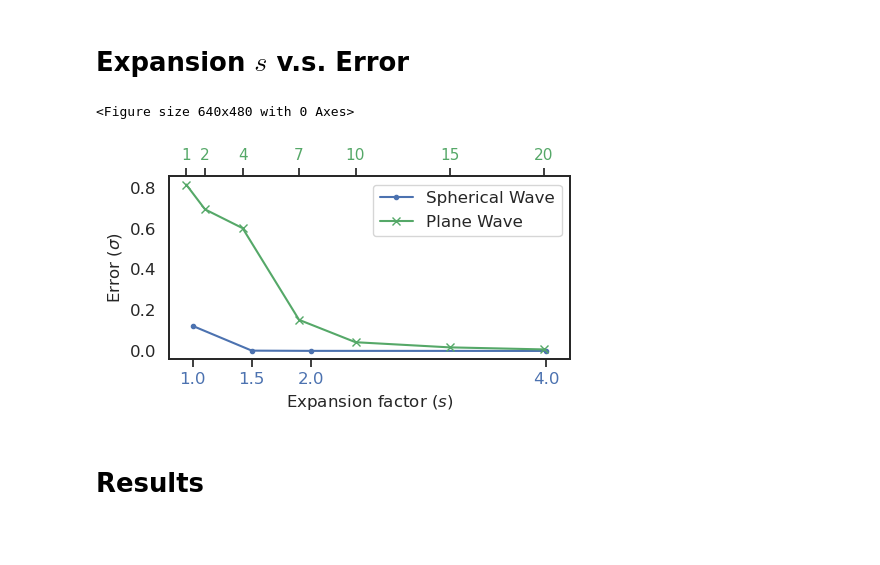
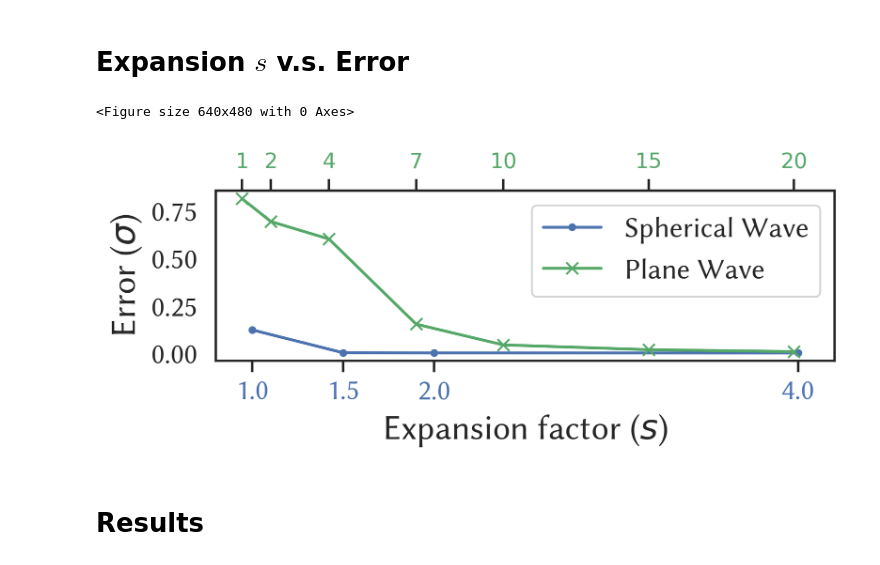
Before and after one commit to whywww/ASASM, a Jupyter notebook: figures.ipynb, the cells around one changed output. Cells and saved outputs as stored; diff of their text form; code cells hidden in the pictures; blank space fills up the shorter version.

```diff
--- a/figures.ipynb
+++ b/figures.ipynb
@@ -14,3 +5,0 @@ font.set_size(12)
-# %%
-from matplotlib import rcParams
-rcParams['font.family'] = 'Linux Libertine'
@@ -52,22 +33,22 @@ def img_err(img_hat, img_ref):
 # Error Plot
 # %%
 N = 2048
-angles = [0, 5, 10, 13, 15, 20, 25]
+angles = [0, 5, 8, 10, 13, 15, 20, 25]
 err_ASASM = []
 err_BEASM = []
 
 for theta in angles:
 
-    if not path.exists(f'results1/RS{N,N}-{theta,theta}.png'):
+    if not path.exists(f'results-errplot/RS{N,N}-{theta,theta}.png'):
         break
-    im_GT = np.array(Image.open(f'results1/RS{N,N}-{theta,theta}.png'))
+    im_GT = np.array(Image.open(f'results-errplot/RS{N,N}-{theta,theta}.png'))
 
-    if path.exists(f'results1/BEASM{N,N}-{theta,theta}.png'):
-        im_BEASM = np.array(Image.open(f'results1/BEASM{N,N}-{theta,theta}.png'))
+    if path.exists(f'results-errplot/BEASM{N,N}-{theta,theta}.png'):
+        im_BEASM = np.array(Image.open(f'results-errplot/BEASM{N,N}-{theta,theta}.png'))
         err_BEASM.append(img_err(im_BEASM, im_GT))
 
-    if path.exists(f'results1/ASASM{N,N}-{theta,theta}.png'):
-        im_ASASM = np.array(Image.open(f'results1/ASASM{N,N}-{theta,theta}.png'))
+    if path.exists(f'results-errplot/ASASM{N,N}-{theta,theta}.png'):
+        im_ASASM = np.array(Image.open(f'results-errplot/ASASM{N,N}-{theta,theta}.png'))
         err_ASASM.append(img_err(im_ASASM, im_GT))
 
 err_BEASM = np.array(err_BEASM)
@@ -116,46 +102,48 @@ theta = 5
 N = 2048
 Np = 1024
 # %%
-im_GT = np.array(Image.open(f'results1/RS{N,N}-{theta,theta}.png'))
-im_GT_plane = np.array(Image.open(f'results3/RS{Np,Np}-{theta,theta}.png'))
+im_GT = np.array(Image.open(f'results-errplot/RS{N,N}-{theta,theta}.png'))
+im_GT_plane = np.array(Image.open(f'results-s/RS{Np,Np}-{theta,theta}.png'))
 err_ASASM = []
 err_ASASM_plane = []
 for s in slist1:
-    im_ASASM = np.array(Image.open(f'results3/ASASM{N,N}-{theta,theta}-{s}.png'))
+    im_ASASM = np.array(Image.open(f'results-s/ASASM{N,N}-{theta,theta}-{s}.png'))
     err_ASASM.append(img_err(im_ASASM, im_GT))
 for s in slist2:
-    im_ASASM_plane = np.array(Image.open(f'results3/ASASM-plane{Np,Np}-{theta,theta}-{s}.png'))
+    im_ASASM_plane = np.array(Image.open(f'results-s/ASASM-plane{Np,Np}-{theta,theta}-{s}.png'))
     err_ASASM_plane.append(img_err(im_ASASM_plane, im_GT_plane))
 err_ASASM = np.array(err_ASASM)
 err_ASASM_plane = np.array(err_ASASM_plane)
 # %%
 plt.clf()
-fig, ax1 = plt.subplots(1, 1, figsize=(5, 3))
-plt.xticks(fontproperties=font)
-plt.yticks(fontproperties=font)
+fig, ax1 = plt.subplots(1, 1, figsize=(5.5, 2.5), dpi=350)
+plt.xticks(fontproperties=tick_font)
+plt.yticks(fontproperties=tick_font)
 plt.xlabel(fr'Expansion factor ($s$)', fontproperties=font)
 plt.ylabel(fr'Error ($\sigma$)', fontproperties=font)
 
 color1 = 'b'
 ax1.tick_params(axis='x', labelcolor=color1)
 ax1.set_xticks(slist1)
+# ax1.set_xticklabels(slist1, fontdict=font)
 l1 = ax1.plot(slist1, (err_ASASM), marker='.', label='Spherical Wave', color=color1)
 ax1.set_xlim(0.8, 4.2)
 
 ax2 = ax1.twiny()
 color2 = 'g'
 ax2.tick_params(axis='x', labelcolor=color2)
 ax2.set_xticks(slist2)
 l2 = ax2.plot(slist2, (err_ASASM_plane), marker='x', label='Plane Wave', color=color2)
 ax2.set_xlim(0.1, 21.4)
 
 lns = l1 + l2
 labs = [l.get_label() for l in lns]
-ax1.legend(lns, labs, prop=font, loc='upper right')
+ax1.legend(lns, labs, prop=tick_font, loc='upper right')
 
 fig.tight_layout()
+plt.savefig('results-s/figure.pdf')
 # %% [output]
 <Figure size 640x480 with 0 Axes>
-[figure, old version]
+[figure, new version]
 # %% [markdown]
 # Results
```
Also changed, not shown: parts of 16 cells of this notebook, 23 other files.
